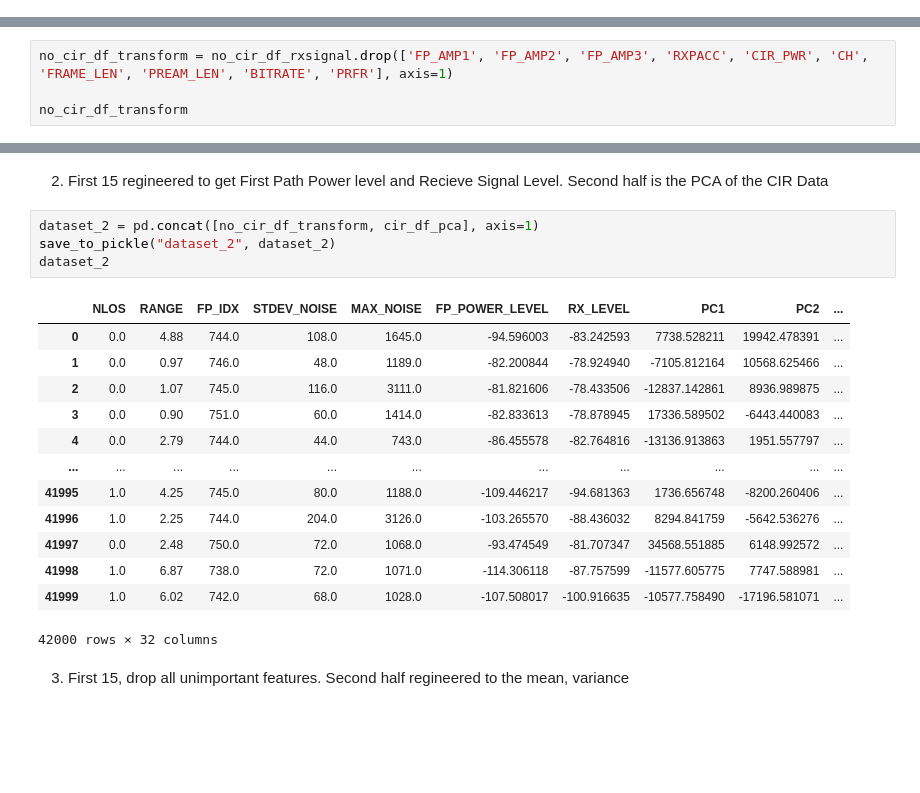
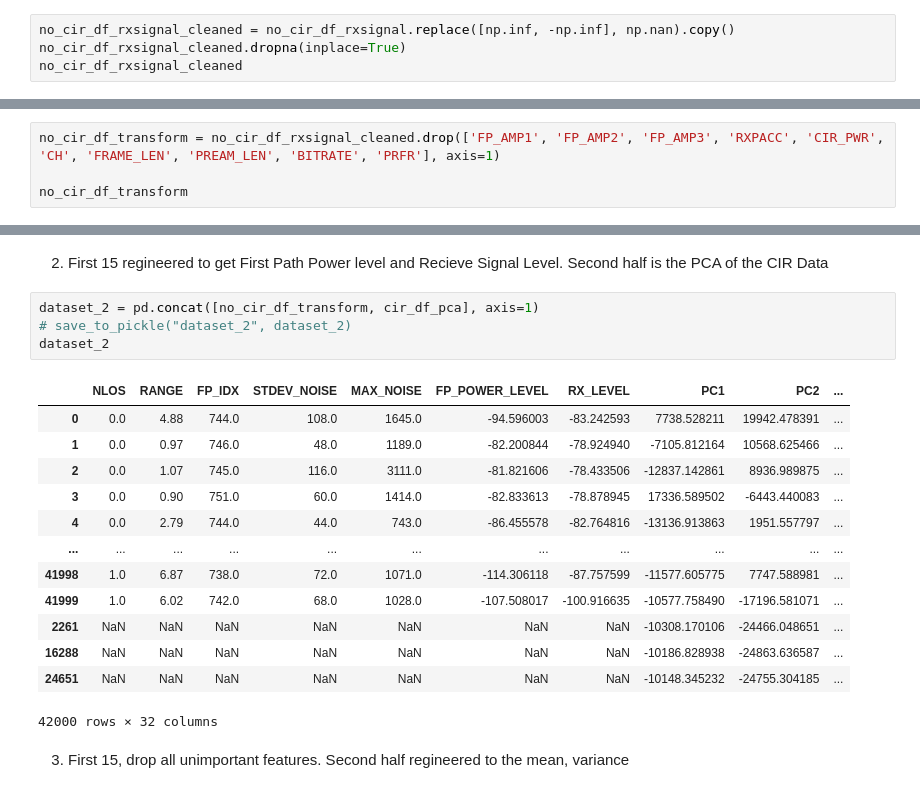
Before and after one commit to ptrpfa/UWB-LOS-NLOS-Classification, a Jupyter notebook: preprocessing3.ipynb, the cells around one changed output, grey strips where cells are left out. Cells and saved outputs as stored; diff of their text form; blank space fills up the shorter version.

Commit message:
Fixed dataset -inf issue

```diff
--- a/preprocessing3.ipynb
+++ b/preprocessing3.ipynb
@@ -299,0 +313,4 @@ no_cir_df_rxsignal
+# %%
+no_cir_df_rxsignal_cleaned = no_cir_df_rxsignal.replace([np.inf, -np.inf], np.nan).copy()
+no_cir_df_rxsignal_cleaned.dropna(inplace=True)
+no_cir_df_rxsignal_cleaned
@@ -300,7 +331,7 @@ no_cir_df_rxsignal
 # %% [markdown]
 ##### Drop all that is used for transformation. And drop all those that has low importance.
 # %%
-no_cir_df_transform = no_cir_df_rxsignal.drop(['FP_AMP1', 'FP_AMP2', 'FP_AMP3', 'RXPACC', 'CIR_PWR', 'CH', 'FRAME_LEN', 'PREAM_LEN', 'BITRATE', 'PRFR'], axis=1)
+no_cir_df_transform = no_cir_df_rxsignal_cleaned.drop(['FP_AMP1', 'FP_AMP2', 'FP_AMP3', 'RXPACC', 'CIR_PWR', 'CH', 'FRAME_LEN', 'PREAM_LEN', 'BITRATE', 'PRFR'], axis=1)
 
 no_cir_df_transform
 # %% [output]
@@ -544,21 +580,21 @@ ValueError: Input X contains infinity or a value too large for dtype('float64').
 2) First 15 regineered to get First Path Power level and Recieve Signal Level. Second half is the PCA of the CIR Data
 # %%
 dataset_2 = pd.concat([no_cir_df_transform, cir_df_pca], axis=1)
-save_to_pickle("dataset_2", dataset_2)
+# save_to_pickle("dataset_2", dataset_2)
 dataset_2
 # %% [output]
 |  | NLOS | RANGE | FP_IDX | STDEV_NOISE | MAX_NOISE | FP_POWER_LEVEL | RX_LEVEL | PC1 | PC2 | ... |
 | 0 | 0.0 | 4.88 | 744.0 | 108.0 | 1645.0 | -94.596003 | -83.242593 | 7738.528211 | 19942.478391 | ... |
 | 1 | 0.0 | 0.97 | 746.0 | 48.0 | 1189.0 | -82.200844 | -78.924940 | -7105.812164 | 10568.625466 | ... |
 | 2 | 0.0 | 1.07 | 745.0 | 116.0 | 3111.0 | -81.821606 | -78.433506 | -12837.142861 | 8936.989875 | ... |
 | 3 | 0.0 | 0.90 | 751.0 | 60.0 | 1414.0 | -82.833613 | -78.878945 | 17336.589502 | -6443.440083 | ... |
 | 4 | 0.0 | 2.79 | 744.0 | 44.0 | 743.0 | -86.455578 | -82.764816 | -13136.913863 | 1951.557797 | ... |
 | ... | ... | ... | ... | ... | ... | ... | ... | ... | ... | ... |
-| 41995 | 1.0 | 4.25 | 745.0 | 80.0 | 1188.0 | -109.446217 | -94.681363 | 1736.656748 | -8200.260406 | ... |
-| 41996 | 1.0 | 2.25 | 744.0 | 204.0 | 3126.0 | -103.265570 | -88.436032 | 8294.841759 | -5642.536276 | ... |
-| 41997 | 0.0 | 2.48 | 750.0 | 72.0 | 1068.0 | -93.474549 | -81.707347 | 34568.551885 | 6148.992572 | ... |
 | 41998 | 1.0 | 6.87 | 738.0 | 72.0 | 1071.0 | -114.306118 | -87.757599 | -11577.605775 | 7747.588981 | ... |
 | 41999 | 1.0 | 6.02 | 742.0 | 68.0 | 1028.0 | -107.508017 | -100.916635 | -10577.758490 | -17196.581071 | ... |
+| 2261 | NaN | NaN | NaN | NaN | NaN | NaN | NaN | -10308.170106 | -24466.048651 | ... |
+| 16288 | NaN | NaN | NaN | NaN | NaN | NaN | NaN | -10186.828938 | -24863.636587 | ... |
+| 24651 | NaN | NaN | NaN | NaN | NaN | NaN | NaN | -10148.345232 | -24755.304185 | ... |
 42000 rows × 32 columns
 # %% [markdown]
 3) First 15, drop all unimportant features. Second half regineered to the mean, variance
```
Also changed, not shown: parts of 10 cells of this notebook.
